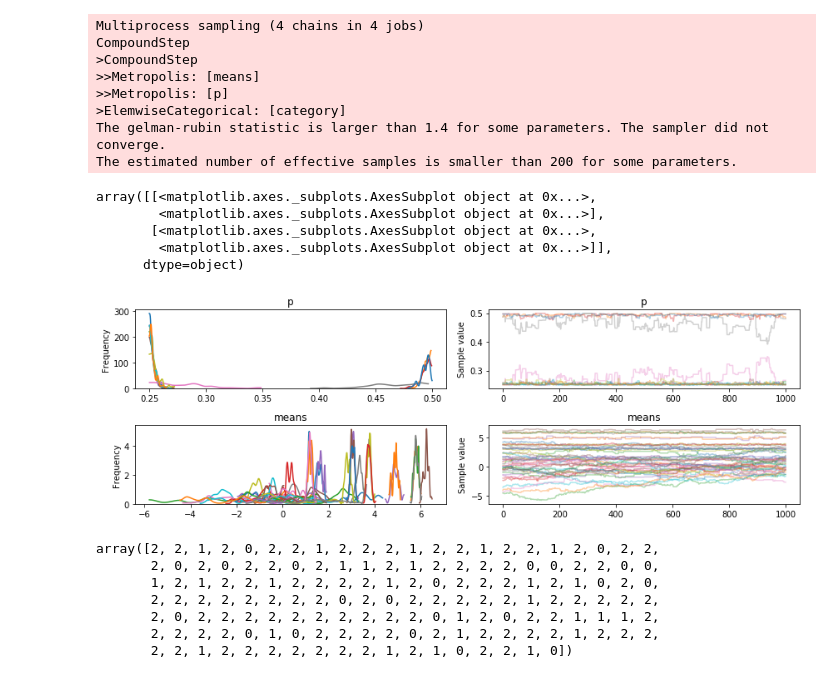
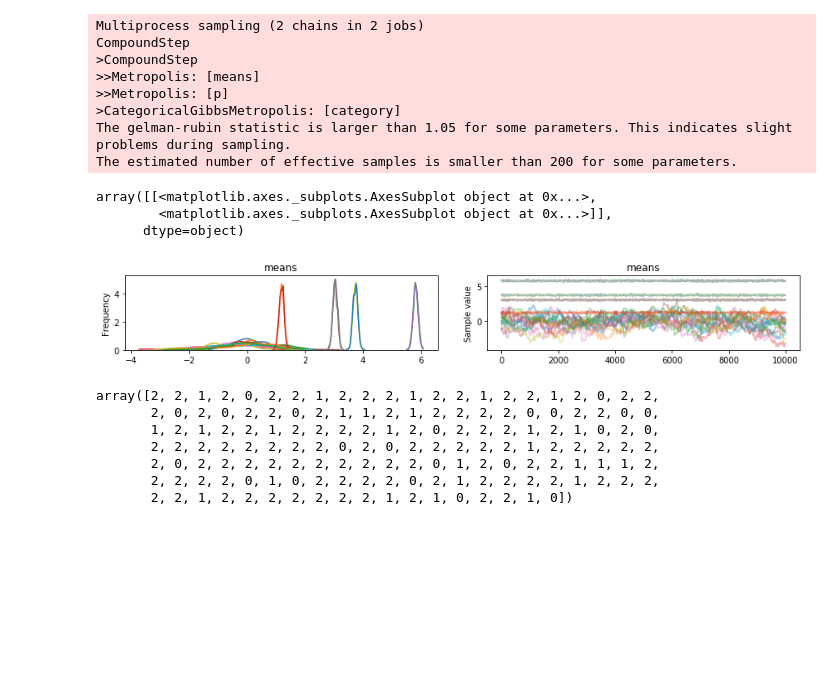
Before and after one commit to olethrosdc/ml-society-science, a Jupyter notebook: src/pymc/PyMC3 Gaussian Mixture Iris.ipynb, the cells around one changed output. Saved outputs shown, nothing was run; the diff lists cells and outputs as text; code cells hidden in the pictures; blank space fills up the shorter version.

Commit message:
Updated sampler

```diff
--- a/src/pymc/PyMC3 Gaussian Mixture Iris.ipynb
+++ b/src/pymc/PyMC3 Gaussian Mixture Iris.ipynb
@@ -17,7 +17,7 @@ with model:
     # probability of each cluster
     p = pymc3.Dirichlet('p', a=np.array([1.]*k), shape=(k,))
     # making sure each cluster contains at least 10% of the points
-    p_min_potential = pymc3.Potential('p_min_potential', tht.switch(tht.min(p) < .1, -np.inf, 0))
+    #p_min_potential = pymc3.Potential('p_min_potential', tht.switch(tht.min(p) < .1, -np.inf, 0))
     # cluster label for each point
     category = pymc3.Categorical('category', p=p, shape=N)
     # the observations come in here
@@ -28,26 +28,27 @@ with model:
 # %%
 with model:
     step1 = pymc3.Metropolis(vars=[p, means])
-    step2 = pymc3.ElemwiseCategorical(vars=[category], values=list(range(k)))
-    tr = pymc3.sample(1000, step=[step1, step2])
+    # pymc complains that the following is deprecated
+    #step2 = pymc3.ElemwiseCategorical(vars=[category], values=list(range(k)))
+    # This is the currently accept
+    step2 = pymc3.CategoricalGibbsMetropolis(vars=[category])
+    tr = pymc3.sample(10000, step=[step1, step2])
 # %% [output]
-Multiprocess sampling (4 chains in 4 jobs)
+Multiprocess sampling (2 chains in 2 jobs)
 CompoundStep
 >CompoundStep
 >>Metropolis: [means]
 >>Metropolis: [p]
->ElemwiseCategorical: [category]
-The gelman-rubin statistic is larger than 1.4 for some parameters. The sampler did not converge.
+>CategoricalGibbsMetropolis: [category]
+The gelman-rubin statistic is larger than 1.05 for some parameters. This indicates slight problems during sampling.
 The estimated number of effective samples is smaller than 200 for some parameters.
 # %%
-pymc3.plots.traceplot(tr, ['p', 'means'])
+pymc3.plots.traceplot(tr, ['means'])
 # %% [output]
 array([[<matplotlib.axes._subplots.AxesSubplot object at 0x...>,
-        <matplotlib.axes._subplots.AxesSubplot object at 0x...>],
-       [<matplotlib.axes._subplots.AxesSubplot object at 0x...>,
         <matplotlib.axes._subplots.AxesSubplot object at 0x...>]],
       dtype=object)
-[figure, old version]
+[figure, new version]
 # %%
 tr['category'][-1]
 # %% [output]
```
Also changed, not shown: parts of 2 cells of this notebook.
